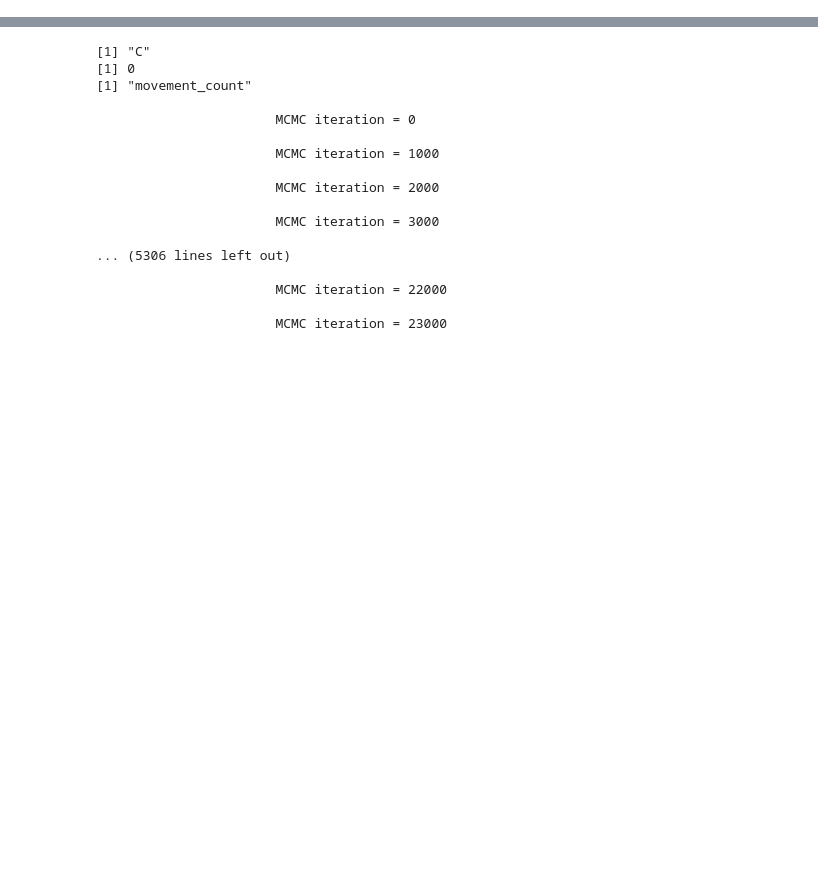
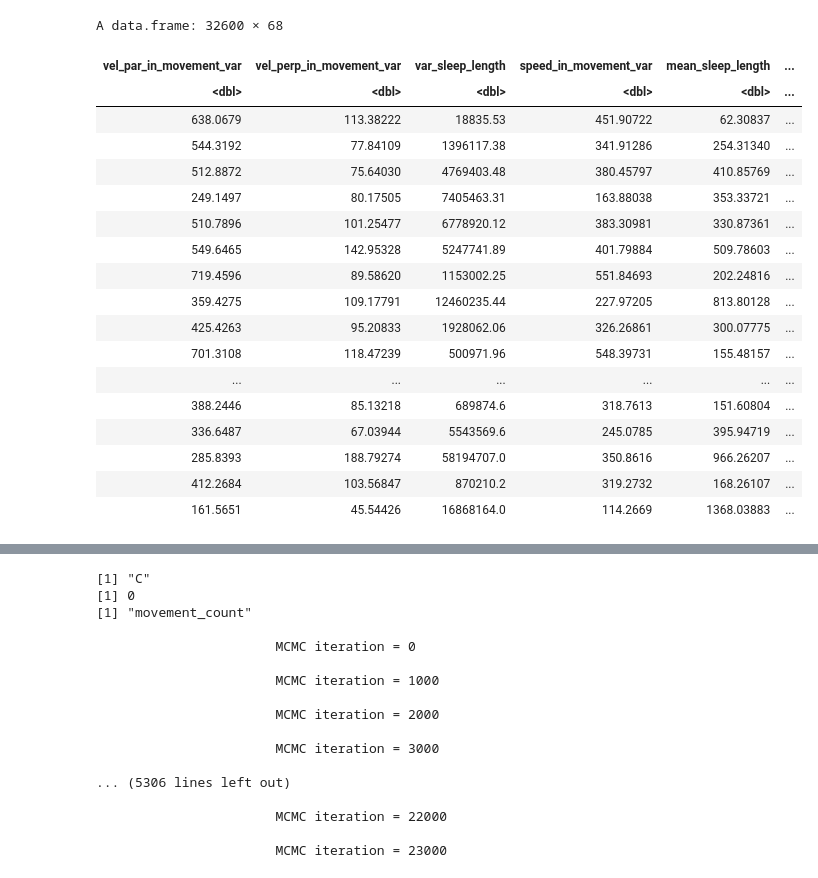
Before and after one commit to Wolfffff/quantitative-genetics-behavior, a Jupyter notebook: sandbox/20210603_Wolf/20210520_Example_H2-MCMC+G-matrix.ipynb, the cells around one changed output, grey strips where cells are left out. Saved outputs shown, nothing was run; the diff lists cells and outputs as text; code cells hidden in the pictures; blank space fills up the shorter version.

```diff
--- a/sandbox/20210603_Wolf/20210520_Example_H2-MCMC+G-matrix.ipynb
+++ b/sandbox/20210603_Wolf/20210520_Example_H2-MCMC+G-matrix.ipynb
@@ -171,0 +169,25 @@ make_familyPlots = function(f1s_df_ts){
+# %%
+f1s_df_ts = raw_f1s_df_ts %>%
+    filter(mean_sleep_length < 10000)
+#raw_f1s_df_ts
+f1s_df_ts
+# %% [output]
+A data.frame: 32600 × 68
+| vel_par_in_movement_var | vel_perp_in_movement_var | var_sleep_length | speed_in_movement_var | mean_sleep_length | ... |
+| <dbl> | <dbl> | <dbl> | <dbl> | <dbl> | ... |
+| 638.0679 | 113.38222 | 18835.53 | 451.90722 | 62.30837 | ... |
+| 544.3192 | 77.84109 | 1396117.38 | 341.91286 | 254.31340 | ... |
+| 512.8872 | 75.64030 | 4769403.48 | 380.45797 | 410.85769 | ... |
+| 249.1497 | 80.17505 | 7405463.31 | 163.88038 | 353.33721 | ... |
+| 510.7896 | 101.25477 | 6778920.12 | 383.30981 | 330.87361 | ... |
+| 549.6465 | 142.95328 | 5247741.89 | 401.79884 | 509.78603 | ... |
+| 719.4596 | 89.58620 | 1153002.25 | 551.84693 | 202.24816 | ... |
+| 359.4275 | 109.17791 | 12460235.44 | 227.97205 | 813.80128 | ... |
+| 425.4263 | 95.20833 | 1928062.06 | 326.26861 | 300.07775 | ... |
+| 701.3108 | 118.47239 | 500971.96 | 548.39731 | 155.48157 | ... |
+| ... | ... | ... | ... | ... | ... |
+| 388.2446 | 85.13218 | 689874.6 | 318.7613 | 151.60804 | ... |
+| 336.6487 | 67.03944 | 5543569.6 | 245.0785 | 395.94719 | ... |
+| 285.8393 | 188.79274 | 58194707.0 | 350.8616 | 966.26207 | ... |
+| 412.2684 | 103.56847 | 870210.2 | 319.2732 | 168.26107 | ... |
+| 161.5651 | 45.54426 | 16868164.0 | 114.2669 | 1368.03883 | ... |
```
Also changed, not shown: parts of 24 cells of this notebook, 2 other files.
